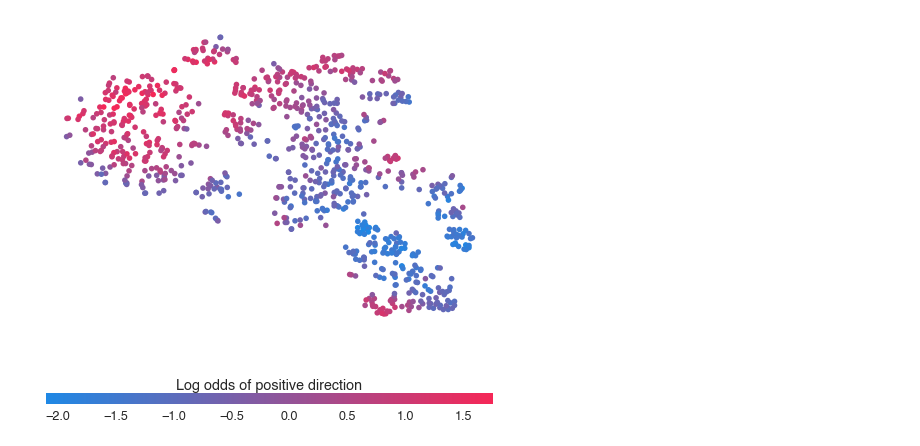
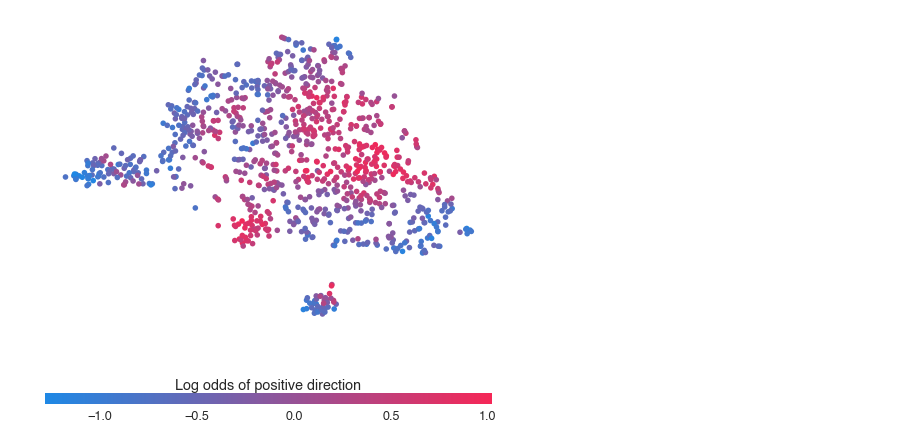
Before and after one commit to mdominguez2010/wsb-sentiment-analysis, a Jupyter notebook: model/model_interpretation.ipynb, the cells around one changed output. Drawn from its saved outputs; the diff is of its cells as text; code cells hidden in the pictures.

```diff
--- a/model/model_interpretation.ipynb
+++ b/model/model_interpretation.ipynb
@@ -140,35 +134,54 @@ shap_embedded = TSNE(n_components=2, perplexity=50).fit_transform(shap_values[1]
 # %%
-import matplotlib
+from sklearn.decomposition import PCA
+from sklearn.manifold import TSNE
 from matplotlib.colors import LinearSegmentedColormap
-from matplotlib.ticker import MaxNLocator
+
+shap_pca50 = PCA(n_components=16).fit_transform(shap_values[1])
+shap_embedded = TSNE(n_components=2, perplexity=50).fit_transform(shap_values[1])
+
 cdict1 = {
     'red': ((0.0, 0.11764705882352941, 0.11764705882352941),
             (1.0, 0.9607843137254902, 0.9607843137254902)),
 
     'green': ((0.0, 0.5333333333333333, 0.5333333333333333),
               (1.0, 0.15294117647058825, 0.15294117647058825)),
 
     'blue': ((0.0, 0.8980392156862745, 0.8980392156862745),
              (1.0, 0.3411764705882353, 0.3411764705882353)),
 
     'alpha': ((0.0, 1, 1),
               (0.5, 1, 1),
               (1.0, 1, 1))
 }  # #1E88E5 -> #ff0052
 red_blue_solid = LinearSegmentedColormap('RedBlue', cdict1)
+
+f = pl.figure(figsize=(8,8))
+pl.scatter(shap_embedded[:,0],
+           shap_embedded[:,1],
+           c=shap_values[1].sum(1).astype(np.float64),
+           linewidth=0, alpha=1., cmap=red_blue_solid)
+cb = pl.colorbar(label="Log odds of positive direction", aspect=40, orientation="horizontal")
+cb.set_alpha(1)
+cb.draw_all()
+cb.outline.set_linewidth(0)
+cb.ax.tick_params('x', length=0)
+cb.ax.xaxis.set_label_position('top')
+pl.gca().axis("off")
+pl.show()
+# %% [output]
+[figure, added]
 # %%
-f = pl.figure(figsize=(8,8))
-pl.scatter(shap_embedded[:,0],
-           shap_embedded[:,1],
-           c=shap_values[1].sum(1).astype(np.float64),
-           linewidth=0, alpha=1., cmap=red_blue_solid)
-cb = pl.colorbar(label="Log odds of positive direction", aspect=40, orientation="horizontal")
-cb.set_alpha(1)
-cb.draw_all()
-cb.outline.set_linewidth(0)
-cb.ax.tick_params('x', length=0)
-cb.ax.xaxis.set_label_position('top')
-pl.gca().axis("off")
-pl.show()
+# for feature in ["quotetimeinlong", "bullish", "bearish", "total_compound"]:
+#     f = pl.figure(figsize=(5,5))
+#     pl.scatter(shap_embedded[:,0],
+#                shap_embedded[:,1],
+#                c=X[feature].values[:1000].astype(np.float64),
+#                linewidth=0, alpha=1., cmap=red_blue_solid)
+#     cb = pl.colorbar(label=feature, aspect=40, orientation="horizontal")
+#     cb.set_alpha(1)
+#     cb.draw_all()
+#     cb.outline.set_linewidth(0)
+#     cb.ax.tick_params('x', length=0)
+#     cb.ax.xaxis.set_label_position('top')
+#     pl.gca().axis("off")
+#     pl.show()
-# %% [output]
-[figure, removed]
```
Also changed, not shown: parts of 9 cells of this notebook, 1 other file.
